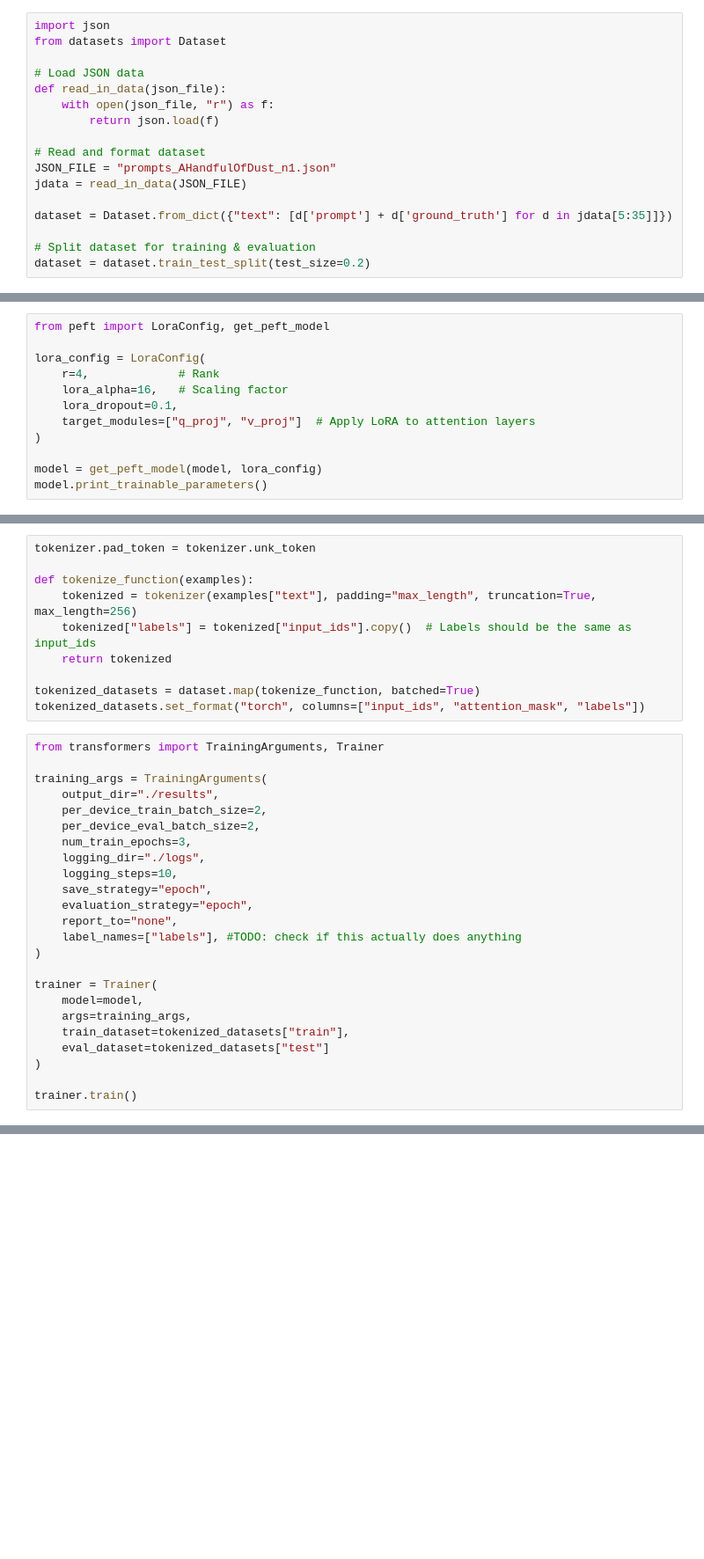
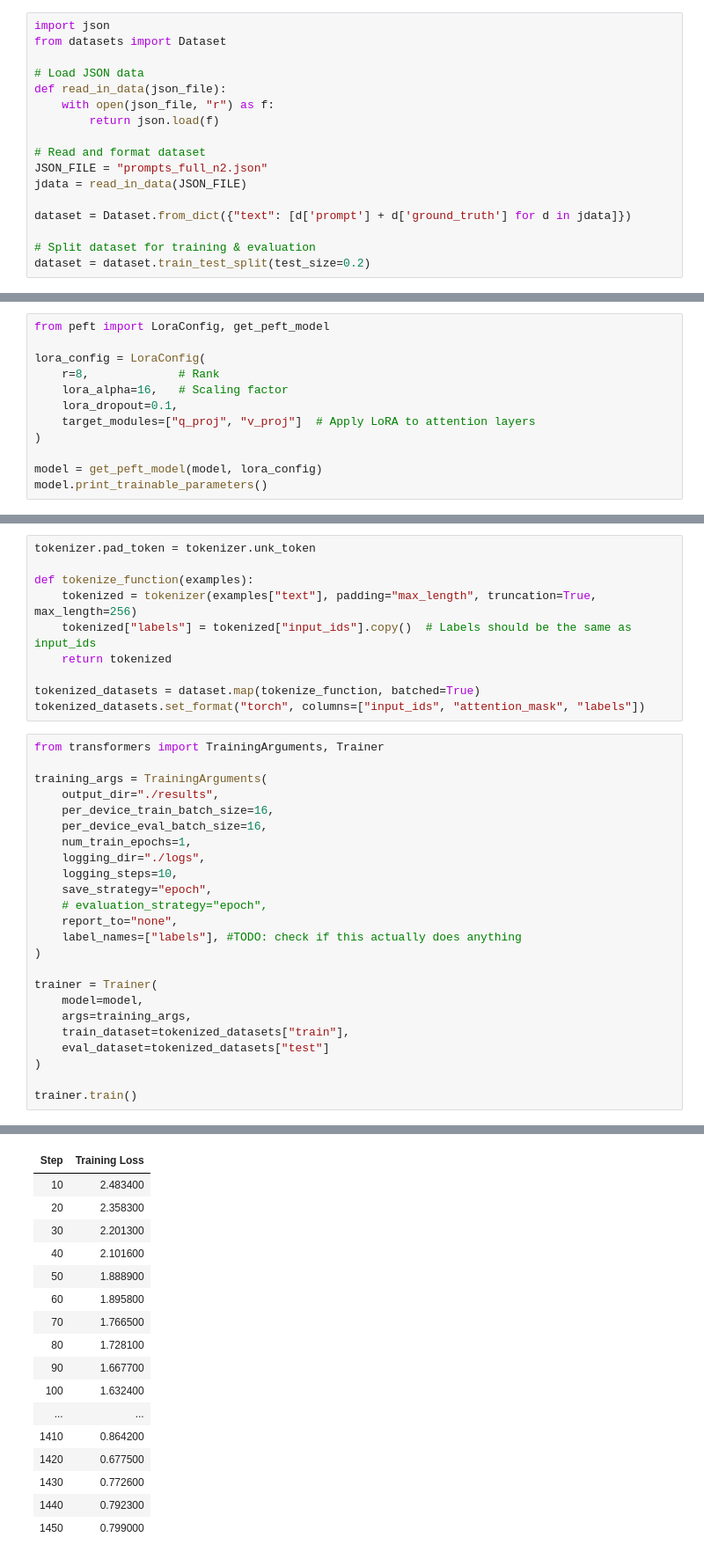
Before and after one commit to Peregri/dl2025-dialogueagents, a Jupyter notebook: LORA_tuning.ipynb, the cells around one changed output, grey strips where cells are left out. Shown at 88% size. Drawn from its saved outputs; the diff is of its cells as text; blank space fills up the shorter version.

```diff
--- a/LORA_tuning.ipynb
+++ b/LORA_tuning.ipynb
@@ -45,10 +45,10 @@ def read_in_data(json_file):
         return json.load(f)
 
 # Read and format dataset
-JSON_FILE = "prompts_AHandfulOfDust_n1.json"
+JSON_FILE = "prompts_full_n2.json"
 jdata = read_in_data(JSON_FILE)
 
-dataset = Dataset.from_dict({"text": [d['prompt'] + d['ground_truth'] for d in jdata[5:35]]})
+dataset = Dataset.from_dict({"text": [d['prompt'] + d['ground_truth'] for d in jdata]})
 
 # Split dataset for training & evaluation
 dataset = dataset.train_test_split(test_size=0.2)
@@ -79,7 +97,7 @@ NameError: name 'model' is not defined
 from peft import LoraConfig, get_peft_model
 
 lora_config = LoraConfig(
-    r=4,             # Rank
+    r=8,             # Rank
     lora_alpha=16,   # Scaling factor
     lora_dropout=0.1,
     target_modules=["q_proj", "v_proj"]  # Apply LoRA to attention layers
@@ -104,13 +122,13 @@ from transformers import TrainingArguments, Trainer
 
 training_args = TrainingArguments(
     output_dir="./results",
-    per_device_train_batch_size=2,
-    per_device_eval_batch_size=2,
-    num_train_epochs=3,
+    per_device_train_batch_size=16,
+    per_device_eval_batch_size=16,
+    num_train_epochs=1,
     logging_dir="./logs",
     logging_steps=10,
     save_strategy="epoch",
-    evaluation_strategy="epoch",
+    # evaluation_strategy="epoch",
     report_to="none",
     label_names=["labels"], #TODO: check if this actually does anything
 )
@@ -127,0 +146,17 @@ No label_names provided for model class `PeftModel`. Since `PeftModel` hides bas
+| Step | Training Loss |
+| 10 | 2.483400 |
+| 20 | 2.358300 |
+| 30 | 2.201300 |
+| 40 | 2.101600 |
+| 50 | 1.888900 |
+| 60 | 1.895800 |
+| 70 | 1.766500 |
+| 80 | 1.728100 |
+| 90 | 1.667700 |
+| 100 | 1.632400 |
+| ... | ... |
+| 1410 | 0.864200 |
+| 1420 | 0.677500 |
+| 1430 | 0.772600 |
+| 1440 | 0.792300 |
+| 1450 | 0.799000 |
```
Also changed, not shown: parts of 8 cells of this notebook, 1 other file.
